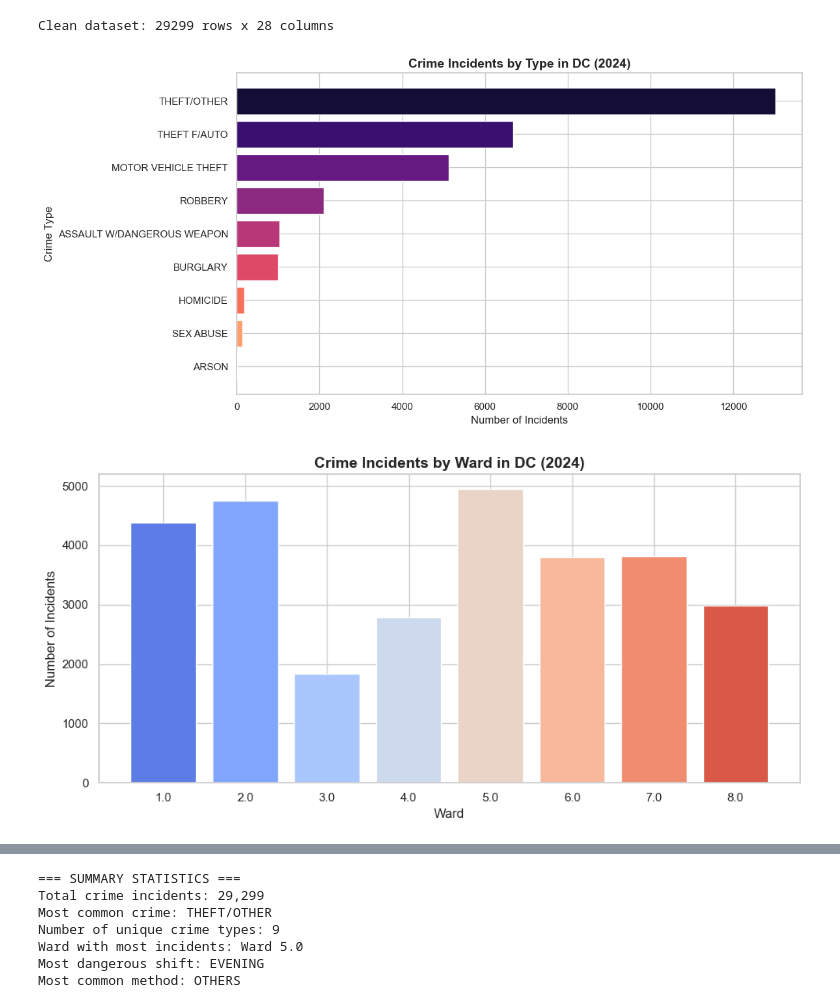
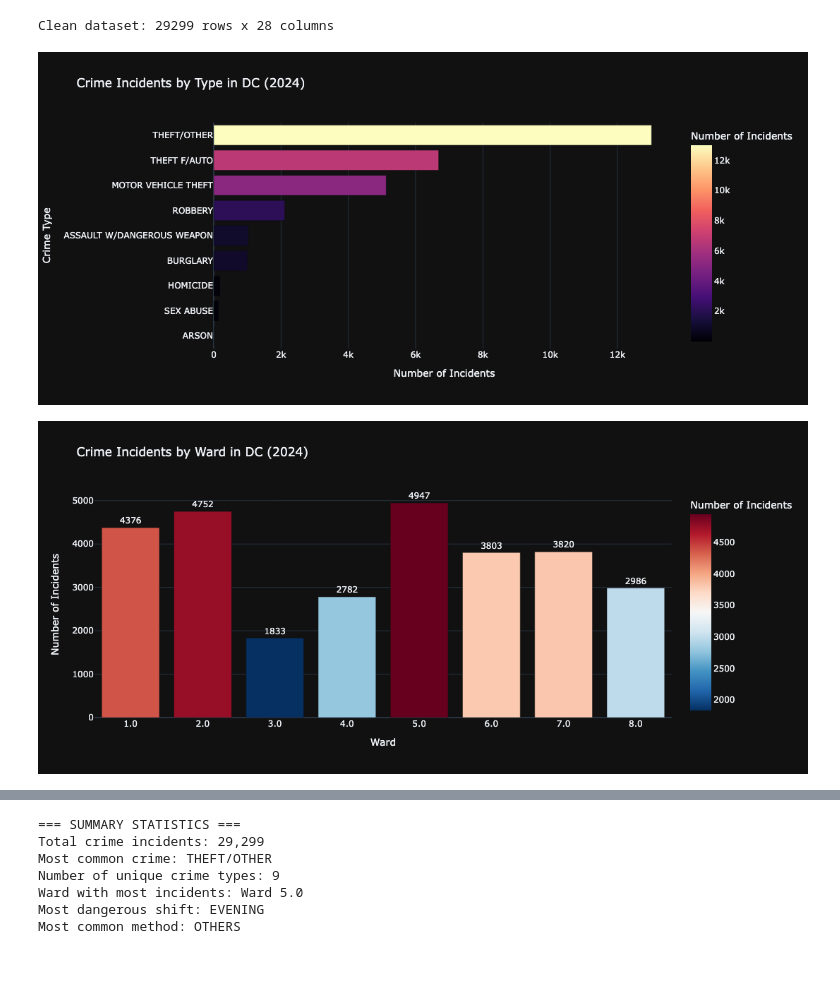
Before and after one commit to mehlikthomas/spring_ds_final_project, a Jupyter notebook: Mehlik_Thomas_Final_Project 2.ipynb, the cells around one changed output, grey strips where cells are left out. Cells and saved outputs as stored; diff of their text form; code cells hidden in the pictures; blank space fills up the shorter version.

```diff
--- a/Mehlik_Thomas_Final_Project 2.ipynb
+++ b/Mehlik_Thomas_Final_Project 2.ipynb
@@ -61,30 +63,44 @@ print(f"Clean dataset: {df.shape[0]} rows x {df.shape[1]} columns")
 # %% [output]
 Clean dataset: 29299 rows x 28 columns
 # %%
-offense_counts = df['OFFENSE'].value_counts()
+offense_counts = df['OFFENSE'].value_counts().reset_index()
+offense_counts.columns = ['Offense', 'Count']
 
-plt.figure(figsize=(12, 6))
-plt.barh(offense_counts.index, offense_counts.values,
-         color=sns.color_palette('magma', len(offense_counts)))
-plt.xlabel('Number of Incidents', fontsize=12)
-plt.ylabel('Crime Type', fontsize=12)
-plt.title('Crime Incidents by Type in DC (2024)', fontsize=14, fontweight='bold')
-plt.gca().invert_yaxis()
-plt.tight_layout()
-plt.show()
+fig1 = px.bar(
+    offense_counts,
+    x='Count',
+    y='Offense',
+    orientation='h',
+    title='Crime Incidents by Type in DC (2024)',
+    color='Count',
+    color_continuous_scale='Magma',
+    labels={'Count': 'Number of Incidents', 'Offense': 'Crime Type'},
+    template='plotly_dark'
+)
+fig1.update_layout(yaxis={'categoryorder': 'total ascending'}, height=500)
+fig1.show()
 # %% [output]
-[figure, old version]
+[figure, new version]
 # %%
-ward_counts = df['WARD'].value_counts().sort_index()
+ward_counts = df['WARD'].value_counts().reset_index()
+ward_counts.columns = ['Ward', 'Count']
+ward_counts['Ward'] = ward_counts['Ward'].astype(str)
+ward_counts = ward_counts.sort_values('Ward')
 
-plt.figure(figsize=(10, 5))
-plt.bar(ward_counts.index.astype(str), ward_counts.values,
-        color=sns.color_palette('coolwarm', len(ward_counts)))
-plt.xlabel('Ward', fontsize=12)
-plt.ylabel('Number of Incidents', fontsize=12)
-plt.title('Crime Incidents by Ward in DC (2024)', fontsize=14, fontweight='bold')
-plt.tight_layout()
-plt.show()
+fig2 = px.bar(
+    ward_counts,
+    x='Ward',
+    y='Count',
+    title='Crime Incidents by Ward in DC (2024)',
+    color='Count',
+    color_continuous_scale='RdBu_r',
+    labels={'Count': 'Number of Incidents'},
+    template='plotly_dark',
+    text='Count'
+)
+fig2.update_traces(textposition='outside')
+fig2.update_layout(height=500)
+fig2.show()
 # %% [output]
-[figure, old version]
+[figure, new version]
 # %%
```
Also changed, not shown: parts of 6 cells of this notebook.
